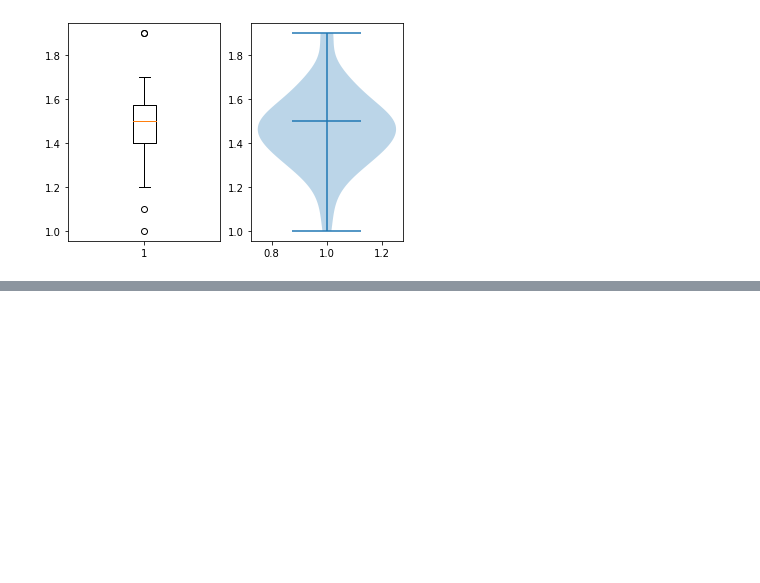
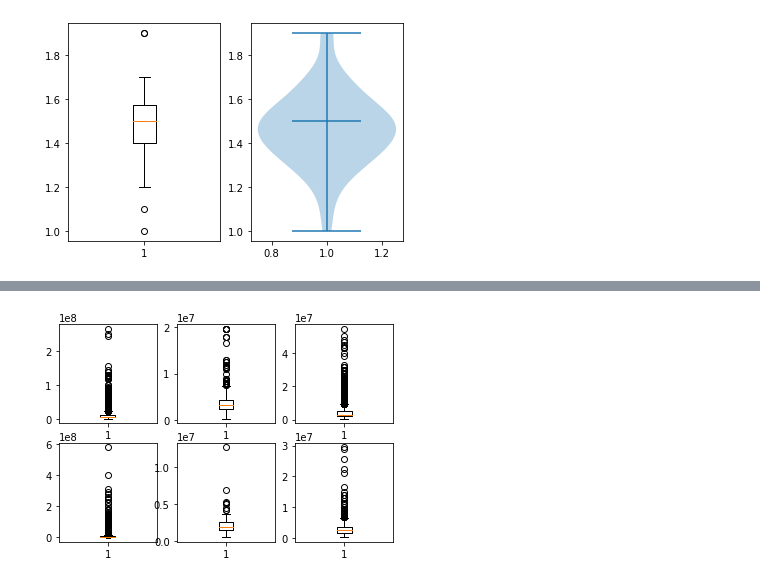
Before and after one commit to Momocute/BasicProg_DataViz65, a Jupyter notebook: DataViz02_Data_Distribution_.ipynb, the cells around one changed output, grey strips where cells are left out. Saved outputs shown, nothing was run; the diff lists cells and outputs as text; code cells hidden in the pictures; blank space fills up the shorter version.

```diff
--- a/DataViz02_Data_Distribution_.ipynb
+++ b/DataViz02_Data_Distribution_.ipynb
@@ -382,0 +555,3 @@ vi = plt.violinplot(df['PetalLength'][:50],showmedians=True)
+# %%
+kkn_h = kkn[kkn['propertytype_name_en_x']=='Detached House']
+kkn_h
@@ -382,0 +572,3 @@ vi = plt.violinplot(df['PetalLength'][:50],showmedians=True)
+# %%
+cmi = dt[dt['province_name_en']=='Chiang Mai'] #เลือกเฉพาะ Chiang Mai
+cmi
@@ -382,0 +589,3 @@ vi = plt.violinplot(df['PetalLength'][:50],showmedians=True)
+# %%
+cmi_c = cmi[cmi['propertytype_name_en_x']=='Condo']
+cmi_c
@@ -382,0 +606,3 @@ vi = plt.violinplot(df['PetalLength'][:50],showmedians=True)
+# %%
+cmi_h = cmi[cmi['propertytype_name_en_x']=='Detached House']
+cmi_h
@@ -382,0 +627,16 @@ vi = plt.violinplot(df['PetalLength'][:50],showmedians=True)
+# %%
+plt.subplot(2,3,1)
+bk = plt.boxplot(bkk_h['price_min_x'])
+plt.subplot(2,3,2)
+kk = plt.boxplot(kkn_h['price_min_x'])
+plt.subplot(2,3,3)
+cm = plt.boxplot(cmi_h['price_min_x'])
+
+plt.subplot(2,3,4)
+b = plt.boxplot(bkk_c['price_min_x'])
+plt.subplot(2,3,5)
+k = plt.boxplot(kkn_c['price_min_x'])
+plt.subplot(2,3,6)
+c = plt.boxplot(cmi_c['price_min_x'])
+# %% [output]
+[figure, added]
```
Also changed, not shown: parts of 25 cells of this notebook.
